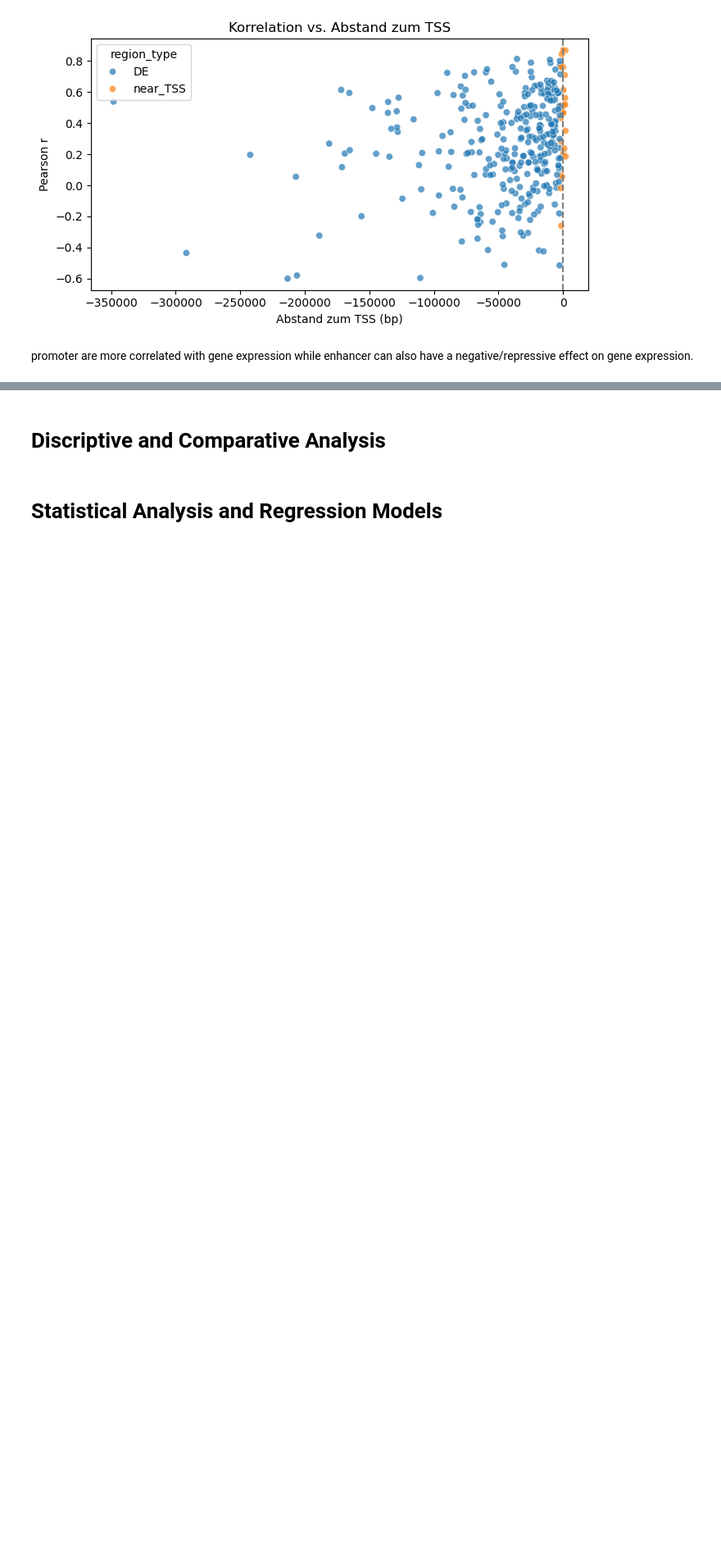
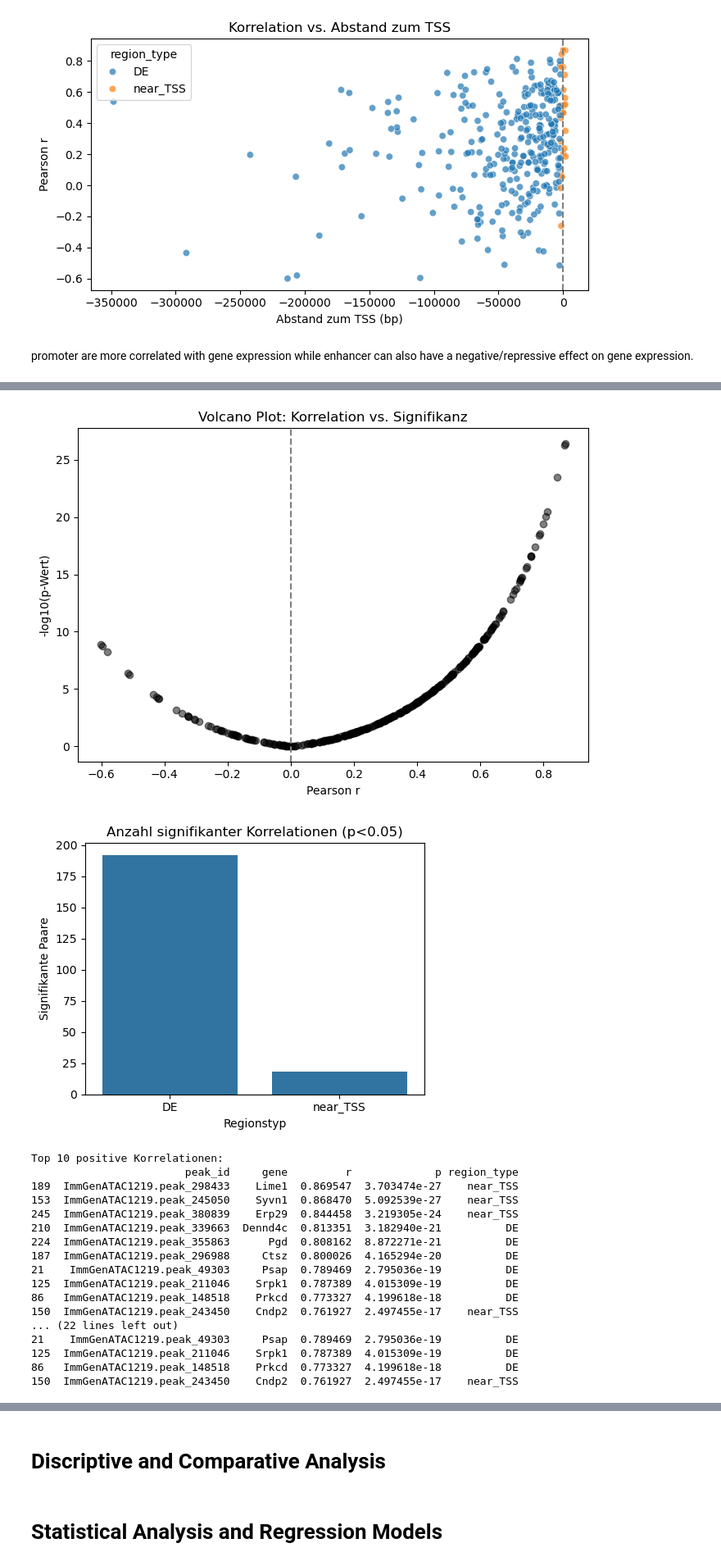
Before and after one commit to Topic2-Gene-Regulation-Immune-Cells/abT-gdT-cells-Team3, a Jupyter notebook: Immune_Cells_abgdT_GeneReg copy.ipynb, the cells around one changed output, grey strips where cells are left out. Shown at 82% size. Drawn from its saved outputs; the diff is of its cells as text; code cells hidden in the pictures; blank space fills up the shorter version.

```diff
--- a/Immune_Cells_abgdT_GeneReg copy.ipynb
+++ b/Immune_Cells_abgdT_GeneReg copy.ipynb
@@ -684,0 +697,46 @@ promoter are more correlated with gene expression while enhancer can also have a
+# %%
+import numpy as np
+plt.figure(figsize=(7,5))
+plt.scatter(cor_df['r'], -np.log10(cor_df['p']), c='k', alpha=0.5)
+plt.xlabel('Pearson r')
+plt.ylabel('-log10(p-Wert)')
+plt.title('Volcano Plot: Korrelation vs. Signifikanz')
+plt.axvline(0, color='grey', linestyle='--')
+plt.tight_layout()
+plt.show()
+
+signif = cor_df[cor_df['p'] < 0.05]
+plt.figure(figsize=(5,4))
+sns.countplot(data=signif, x='region_type')
+plt.title('Anzahl signifikanter Korrelationen (p<0.05)')
+plt.ylabel('Signifikante Paare')
+plt.xlabel('Regionstyp')
+plt.tight_layout()
+plt.show()
+
+print("Top 10 positive Korrelationen:")
+print(cor_df.nlargest(10, 'r')[['peak_id', 'gene', 'r', 'p', 'region_type']])
+print("\nTop 10 negative Korrelationen:")
+print(cor_df.nsmallest(10, 'r')[['peak_id', 'gene', 'r', 'p', 'region_type']])
+print("\nTop 10 signifikante Korrelationen:")
+print(cor_df.nsmallest(10, 'p')[['peak_id', 'gene', 'r', 'p', 'region_type']])
+# %% [output]
+[figure, added]
+[figure, added]
+Top 10 positive Korrelationen:
+                        peak_id     gene         r             p region_type
+189  ImmGenATAC1219.peak_298433    Lime1  0.869547  3.703474e-27    near_TSS
+153  ImmGenATAC1219.peak_245050    Syvn1  0.868470  5.092539e-27    near_TSS
+245  ImmGenATAC1219.peak_380839    Erp29  0.844458  3.219305e-24    near_TSS
+210  ImmGenATAC1219.peak_339663  Dennd4c  0.813351  3.182940e-21          DE
+224  ImmGenATAC1219.peak_355863      Pgd  0.808162  8.872271e-21          DE
+187  ImmGenATAC1219.peak_296988     Ctsz  0.800026  4.165294e-20          DE
+21    ImmGenATAC1219.peak_49303     Psap  0.789469  2.795036e-19          DE
+125  ImmGenATAC1219.peak_211046    Srpk1  0.787389  4.015309e-19          DE
+86   ImmGenATAC1219.peak_148518    Prkcd  0.773327  4.199618e-18          DE
+150  ImmGenATAC1219.peak_243450    Cndp2  0.761927  2.497455e-17    near_TSS
+... (22 lines left out)
+21    ImmGenATAC1219.peak_49303     Psap  0.789469  2.795036e-19          DE
+125  ImmGenATAC1219.peak_211046    Srpk1  0.787389  4.015309e-19          DE
+86   ImmGenATAC1219.peak_148518    Prkcd  0.773327  4.199618e-18          DE
+150  ImmGenATAC1219.peak_243450    Cndp2  0.761927  2.497455e-17    near_TSS
```
Also changed, not shown: parts of 3 cells of this notebook.
